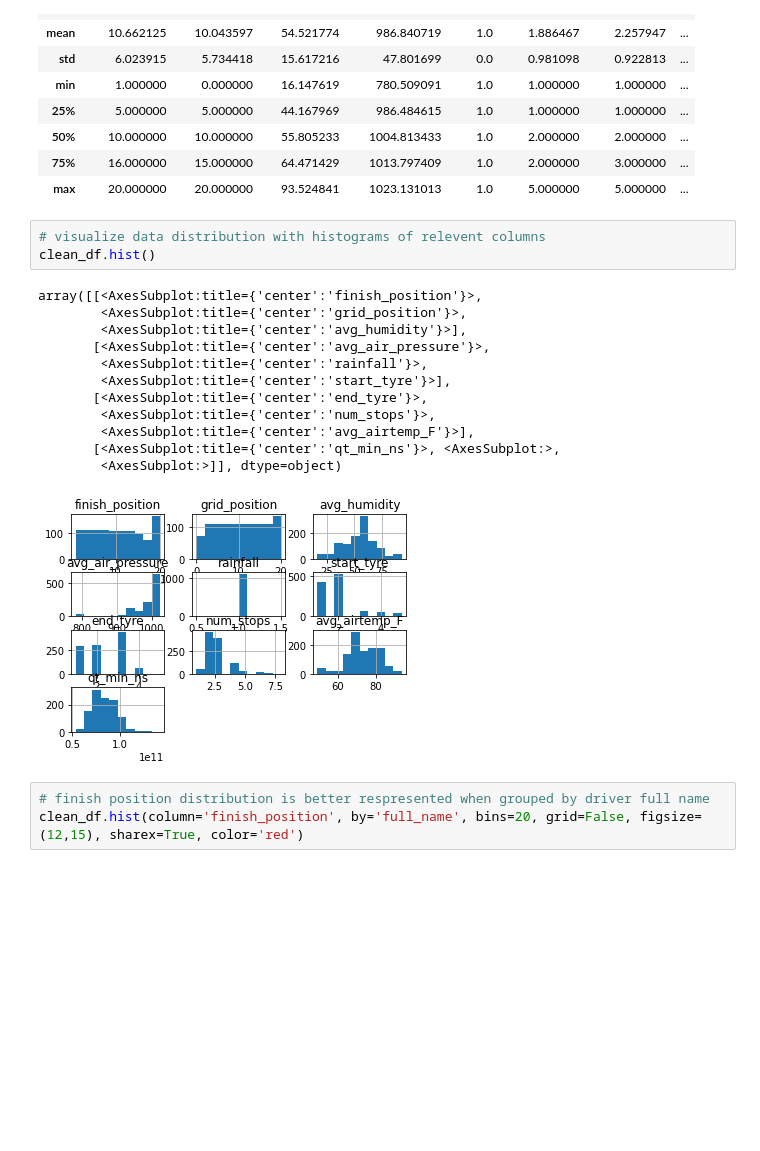
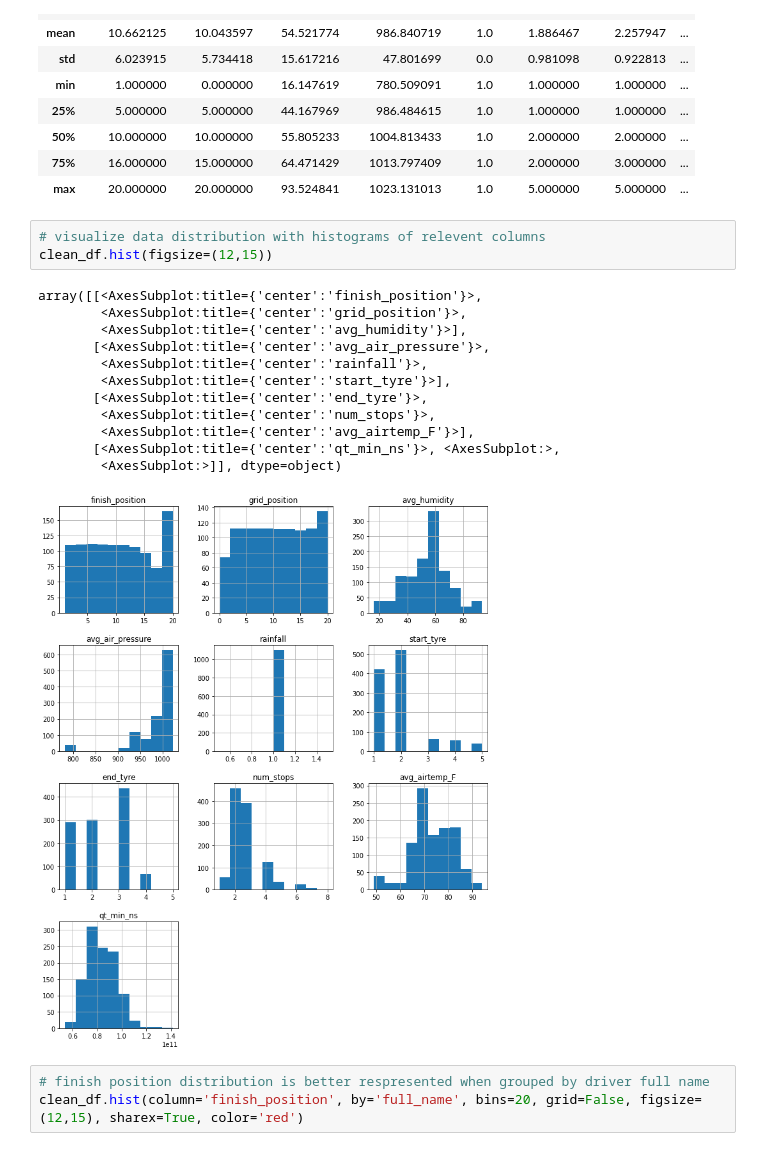
Before and after one commit to Connor-Theo/Formula_1_Sim, a Jupyter notebook: sim_explore.ipynb, the cells around one changed output. Drawn from its saved outputs; the diff is of its cells as text; blank space fills up the shorter version.

```diff
--- a/sim_explore.ipynb
+++ b/sim_explore.ipynb
@@ -392,20 +392,20 @@ clean_df.describe()
 | max | 20.000000 | 20.000000 | 93.524841 | 1023.131013 | 1.0 | 5.000000 | 5.000000 | ... |
 # %%
 # visualize data distribution with histograms of relevent columns
-clean_df.hist()
+clean_df.hist(figsize=(12,15))
 # %% [output]
 array([[<AxesSubplot:title={'center':'finish_position'}>,
         <AxesSubplot:title={'center':'grid_position'}>,
         <AxesSubplot:title={'center':'avg_humidity'}>],
        [<AxesSubplot:title={'center':'avg_air_pressure'}>,
         <AxesSubplot:title={'center':'rainfall'}>,
         <AxesSubplot:title={'center':'start_tyre'}>],
        [<AxesSubplot:title={'center':'end_tyre'}>,
         <AxesSubplot:title={'center':'num_stops'}>,
         <AxesSubplot:title={'center':'avg_airtemp_F'}>],
        [<AxesSubplot:title={'center':'qt_min_ns'}>, <AxesSubplot:>,
         <AxesSubplot:>]], dtype=object)
-[figure, old version]
+[figure, new version]
 # %%
 # finish position distribution is better respresented when grouped by driver full name
 clean_df.hist(column='finish_position', by='full_name', bins=20, grid=False, figsize=(12,15), sharex=True, color='red')
```
